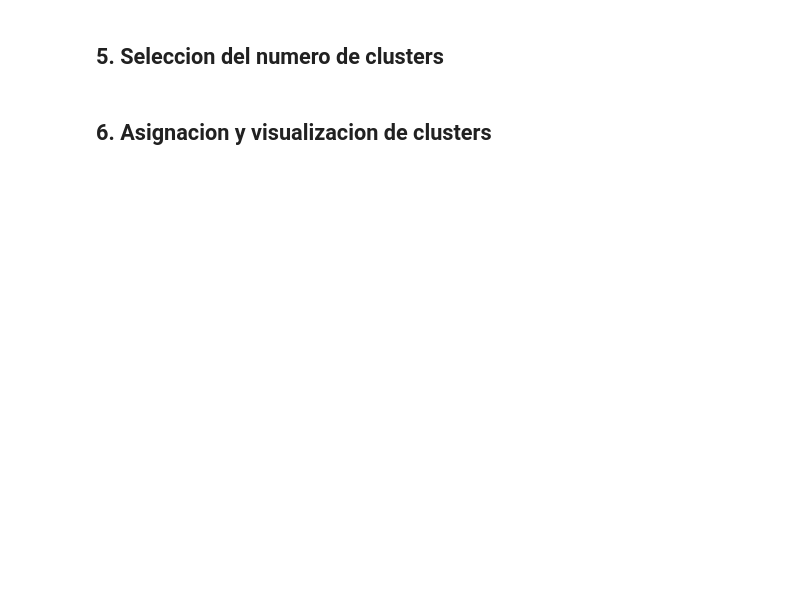
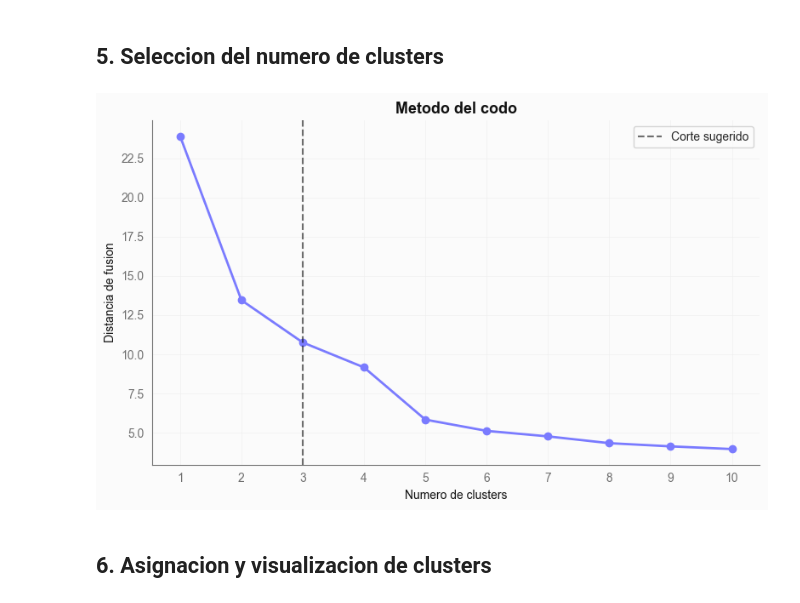
Before and after one commit to BORJAMOME/Data-Analytics-Portfolio, a Jupyter notebook: 03-Machine-Learning/02-no-supervisado/clustering/jerarquico/02-perfiles-gimnasio/notebook.ipynb, the cells around one changed output. Saved outputs shown, nothing was run; the diff lists cells and outputs as text; code cells hidden in the pictures; blank space fills up the shorter version.

```diff
--- a/03-Machine-Learning/02-no-supervisado/clustering/jerarquico/02-perfiles-gimnasio/notebook.ipynb
+++ b/03-Machine-Learning/02-no-supervisado/clustering/jerarquico/02-perfiles-gimnasio/notebook.ipynb
@@ -178,17 +185,19 @@ plt.show()
 # %%
 distancias = Z[:, 2]
 ultimas = distancias[-10:][::-1]
 
 fig, ax = plt.subplots(figsize=(8, 5))
 ax.plot(range(1, len(ultimas) + 1), ultimas, marker="o", linewidth=2, color=PURPLE)
 ax.set_xlabel("Numero de clusters")
 ax.set_ylabel("Distancia de fusion")
 ax.set_title("Metodo del codo")
-ax.axvline(x=3, color=INK, linestyle="--", alpha=0.6, label="k=3")
+ax.axvline(x=3, color=INK, linestyle="--", alpha=0.6, label="Corte sugerido")
 ax.legend()
 ax.set_xticks(range(1, 11))
 plt.tight_layout()
 plt.show()
+# %% [output]
+[figure, added]
 # %% [markdown]
 ## 6. Asignacion y visualizacion de clusters
 # %%
```
Also changed, not shown: parts of 6 cells of this notebook, 12 other files.
